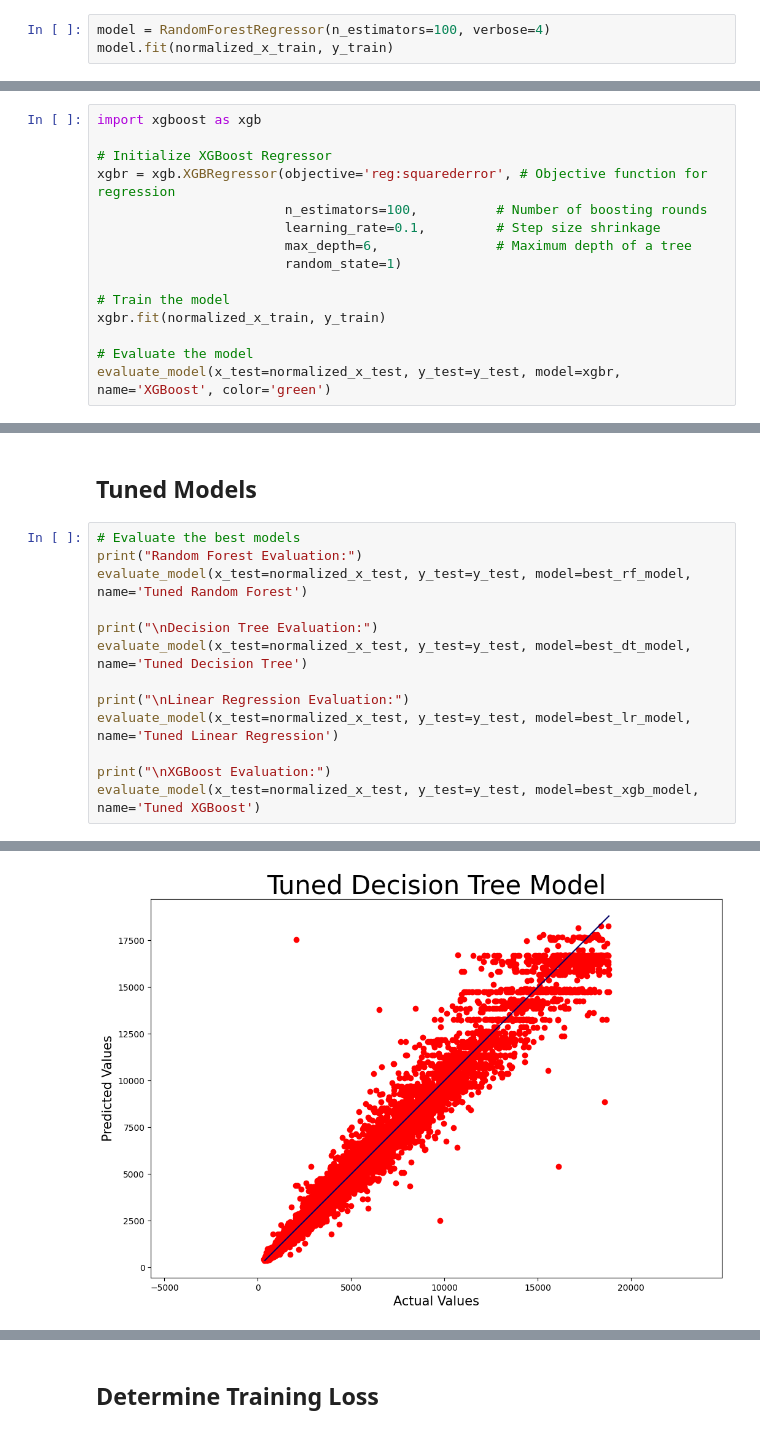
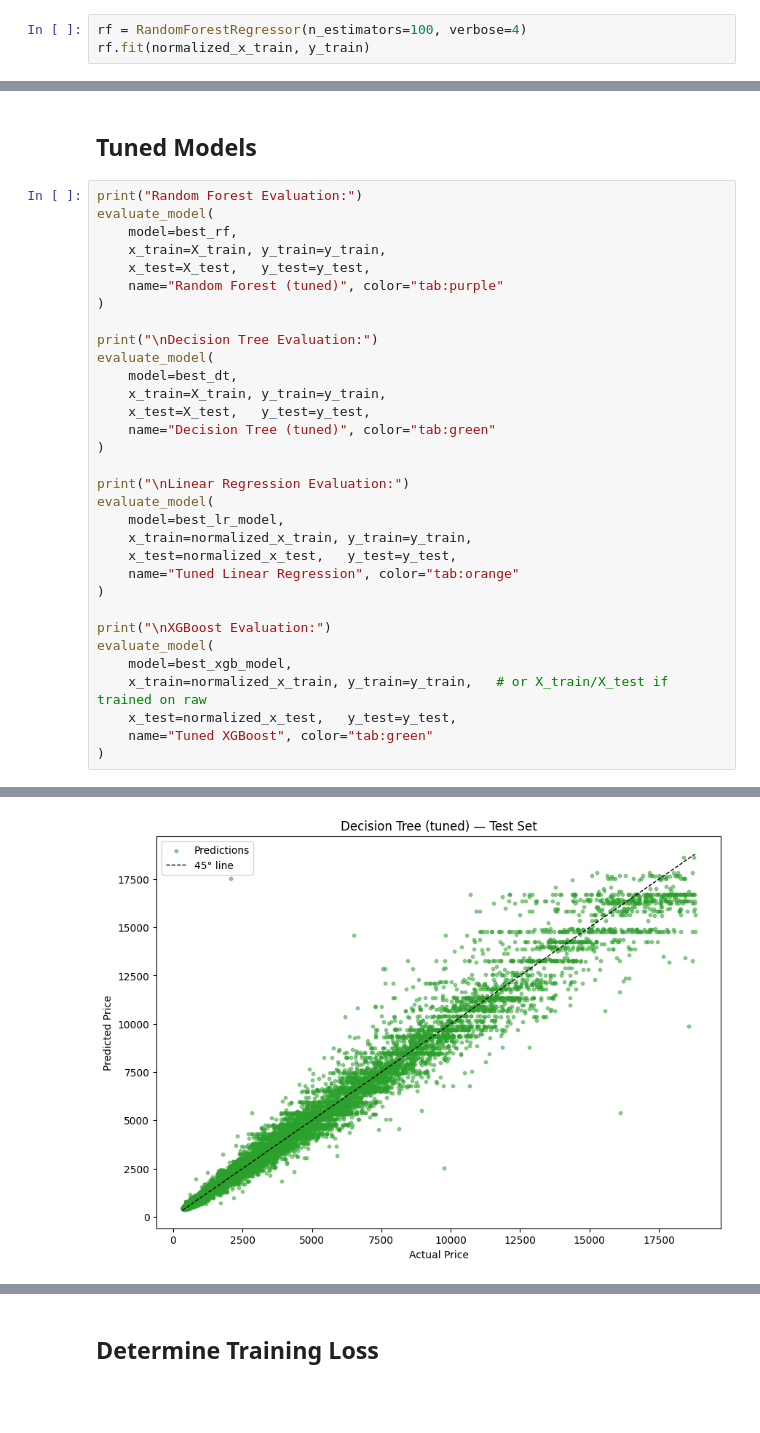
Before and after one commit to MeowMeow323/diamonds, a Jupyter notebook: diamonds.ipynb, the cells around one changed output, grey strips where cells are left out. Saved outputs shown, nothing was run; the diff lists cells and outputs as text; blank space fills up the shorter version.

```diff
--- a/diamonds.ipynb
+++ b/diamonds.ipynb
@@ -1017,8 +1044,8 @@ Best negative MSE score for Decision Tree:  -430305.5753726454
 # %% [markdown]
 ## Random Forest
 # %%
-model = RandomForestRegressor(n_estimators=100, verbose=4)
-model.fit(normalized_x_train, y_train)
+rf = RandomForestRegressor(n_estimators=100, verbose=4)
+rf.fit(normalized_x_train, y_train)
 # %% [output]
 building tree 1 of 100
 building tree 2 of 100
@@ -1110,17 +1150,2 @@ Best negative MSE score:  -322238.90161632636
 # %% [markdown]
 ## XGBoost
-# %%
-import xgboost as xgb
-
-# Initialize XGBoost Regressor
-xgbr = xgb.XGBRegressor(objective='reg:squarederror', # Objective function for regression
-                        n_estimators=100,          # Number of boosting rounds
-                        learning_rate=0.1,         # Step size shrinkage
-                        max_depth=6,               # Maximum depth of a tree
-                        random_state=1)
-
-# Train the model
-xgbr.fit(normalized_x_train, y_train)
-
-# Evaluate the model
-evaluate_model(x_test=normalized_x_test, y_test=y_test, model=xgbr, name='XGBoost', color='green')
@@ -1256,17 +1258,36 @@ diamonds.describe()
 # %% [markdown]
 ## Tuned Models
 # %%
-# Evaluate the best models
 print("Random Forest Evaluation:")
-evaluate_model(x_test=normalized_x_test, y_test=y_test, model=best_rf_model, name='Tuned Random Forest')
+evaluate_model(
+    model=best_rf,
+    x_train=X_train, y_train=y_train,
+    x_test=X_test,   y_test=y_test,
+    name="Random Forest (tuned)", color="tab:purple"
+)
 
 print("\nDecision Tree Evaluation:")
-evaluate_model(x_test=normalized_x_test, y_test=y_test, model=best_dt_model, name='Tuned Decision Tree')
+evaluate_model(
+    model=best_dt,
+    x_train=X_train, y_train=y_train,
+    x_test=X_test,   y_test=y_test,
+    name="Decision Tree (tuned)", color="tab:green"
+)
 
 print("\nLinear Regression Evaluation:")
-evaluate_model(x_test=normalized_x_test, y_test=y_test, model=best_lr_model, name='Tuned Linear Regression')
+evaluate_model(
+    model=best_lr_model,
+    x_train=normalized_x_train, y_train=y_train,
+    x_test=normalized_x_test,   y_test=y_test,
+    name="Tuned Linear Regression", color="tab:orange"
+)
 
 print("\nXGBoost Evaluation:")
-evaluate_model(x_test=normalized_x_test, y_test=y_test, model=best_xgb_model, name='Tuned XGBoost')
+evaluate_model(
+    model=best_xgb_model,
+    x_train=normalized_x_train, y_train=y_train,   # or X_train/X_test if trained on raw
+    x_test=normalized_x_test,   y_test=y_test,
+    name="Tuned XGBoost", color="tab:green"
+)
 # %% [output]
 Random Forest Evaluation:
@@ -1293,2 +1328,2 @@ R2 Score: 0.9749090073123259
-[figure, old version]
+[figure, new version]
 Linear Regression Evaluation:
```
Also changed, not shown: parts of 29 cells of this notebook, 3 other files.
